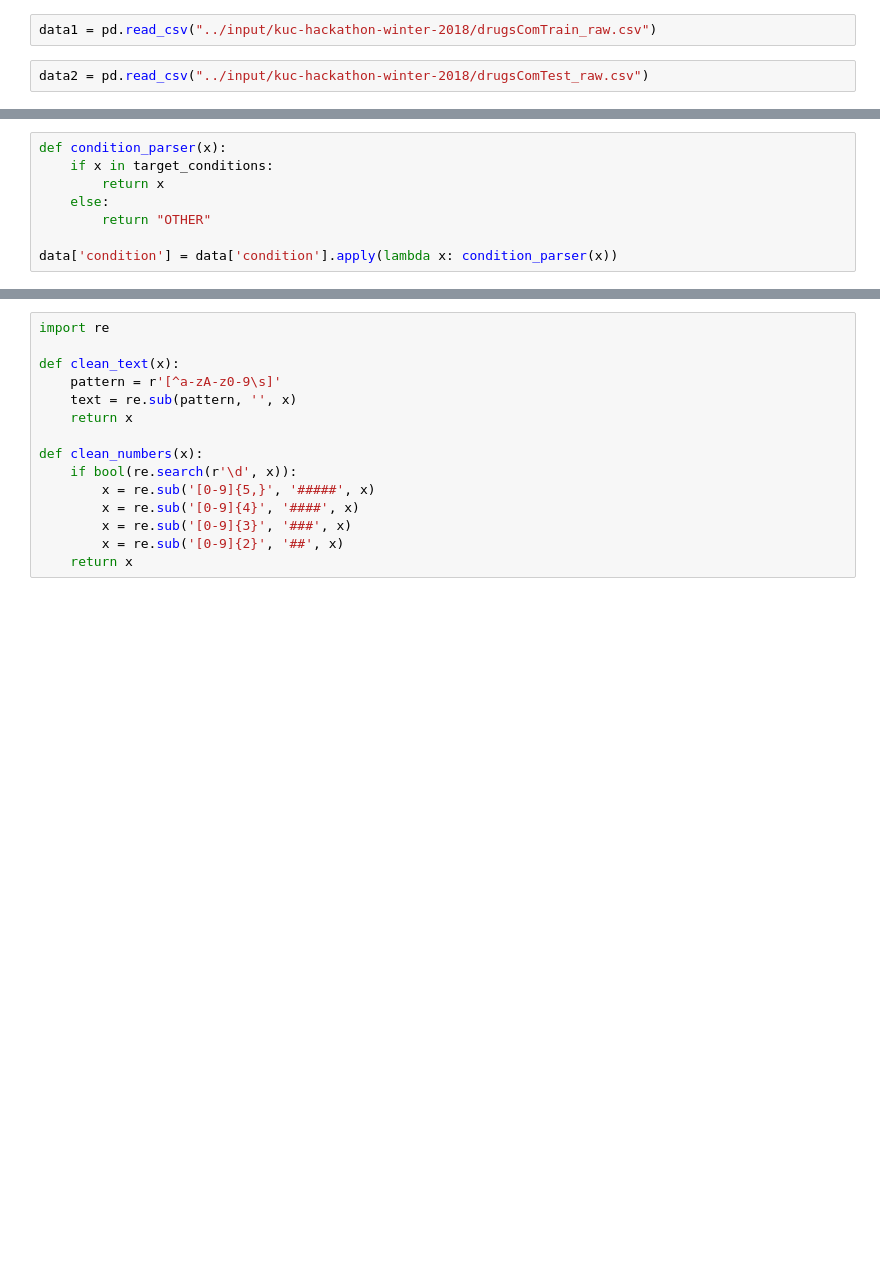
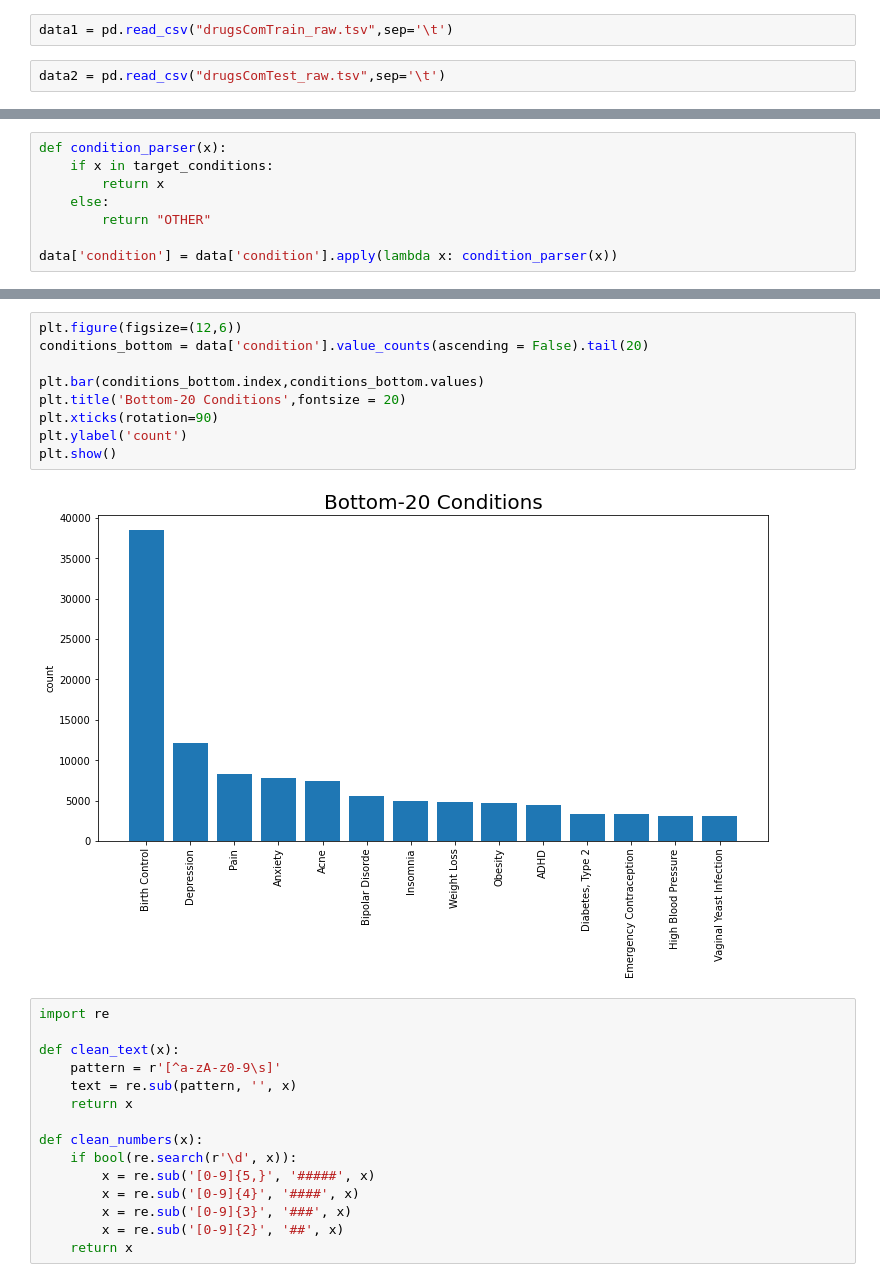
Before and after one commit to smvijaykumar/CS598-LHO, a Jupyter notebook: project_starter.ipynb, the cells around one changed output, grey strips where cells are left out. Drawn from its saved outputs; the diff is of its cells as text; blank space fills up the shorter version.

```diff
--- a/project_starter.ipynb
+++ b/project_starter.ipynb
@@ -53,9 +58,9 @@ n_splits = 5 # Number of K-fold Splits
 SEED = 10
 debug = 0
 # %%
-data1 = pd.read_csv("../input/kuc-hackathon-winter-2018/drugsComTrain_raw.csv")
+data1 = pd.read_csv("drugsComTrain_raw.tsv",sep='\t')
 # %%
-data2 = pd.read_csv("../input/kuc-hackathon-winter-2018/drugsComTest_raw.csv")
+data2 = pd.read_csv("drugsComTest_raw.tsv",sep='\t')
 # %%
 data = pd.concat([data1,data2])[['review','condition']]
 data.head()
@@ -87,3 +114,14 @@ px.bar(count_df[count_df['review']>3000],x='condition',y='review')
+# %%
+plt.figure(figsize=(12,6))
+conditions_bottom = data['condition'].value_counts(ascending = False).tail(20)
+
+plt.bar(conditions_bottom.index,conditions_bottom.values)
+plt.title('Bottom-20 Conditions',fontsize = 20)
+plt.xticks(rotation=90)
+plt.ylabel('count')
+plt.show()
+# %% [output]
+[figure, added]
 # %%
 import re
 
```
Also changed, not shown: parts of 17 cells of this notebook, 1 other file.
